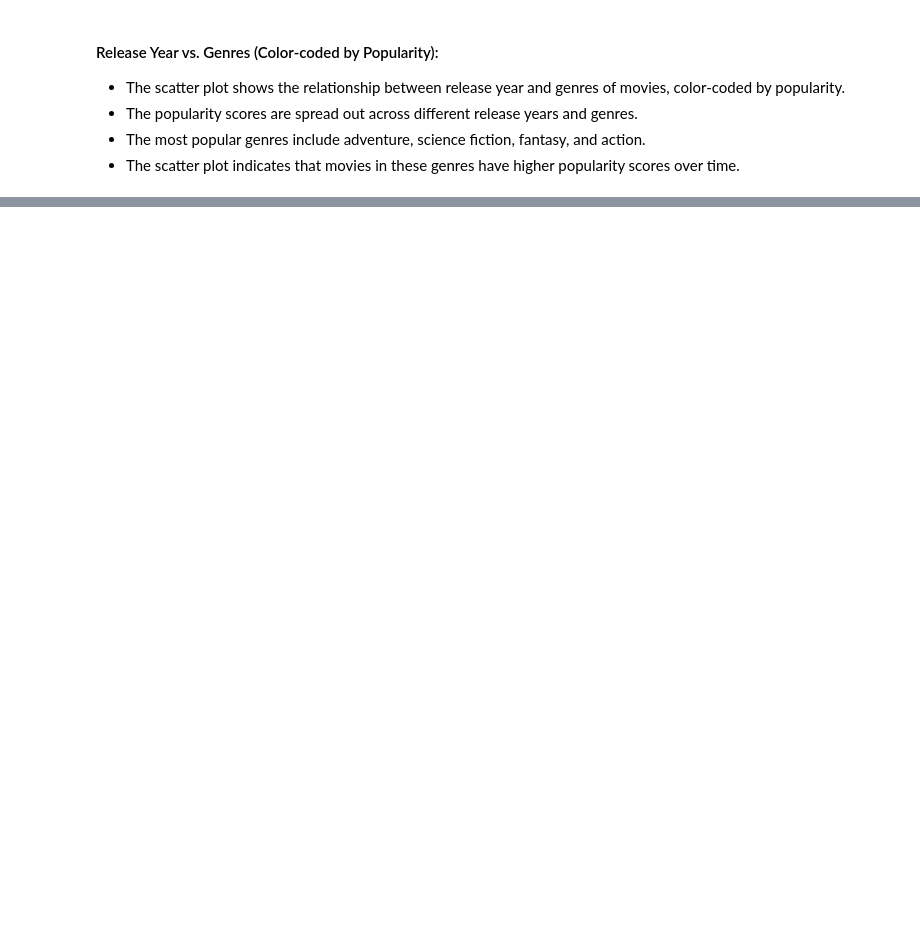
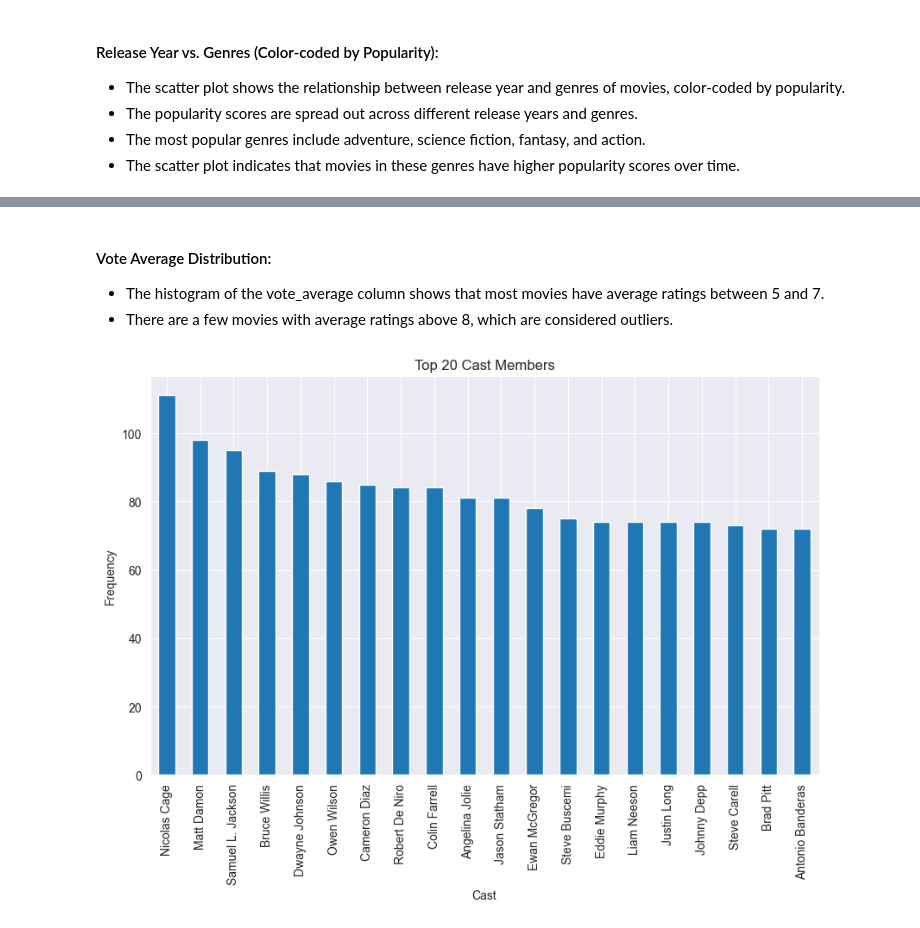
Before and after one commit to PrzemekJedruch/Project_Invest_Movies_Data, a Jupyter notebook: Investigate_a_Dataset.ipynb, the cells around one changed output, grey strips where cells are left out. Cells and saved outputs as stored; diff of their text form; code cells hidden in the pictures; blank space fills up the shorter version.

```diff
--- a/Investigate_a_Dataset.ipynb
+++ b/Investigate_a_Dataset.ipynb
@@ -809,0 +827,15 @@ plt.show()
+# %% [markdown]
+#### Vote Average Distribution:
+- The histogram of the vote_average column shows that most movies have average ratings between 5 and 7.
+- There are a few movies with average ratings above 8, which are considered outliers.
+# %%
+# Histogram of cast
+plt.figure(figsize=(10, 6))
+df_ratings['cast'].value_counts().head(20).plot(kind='bar')
+plt.title('Top 20 Cast Members')
+plt.xlabel('Cast')
+plt.ylabel('Frequency')
+plt.grid(True)
+plt.show()
+# %% [output]
+[figure, added]
```
Also changed, not shown: parts of 43 cells of this notebook, 1 other file.
